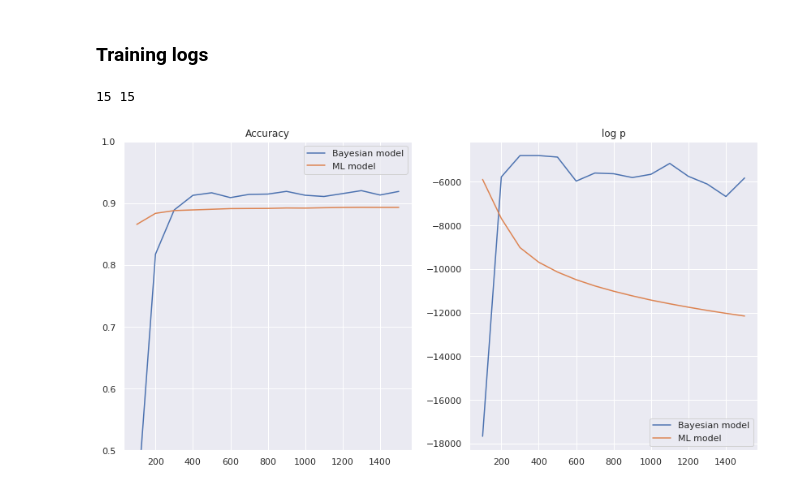
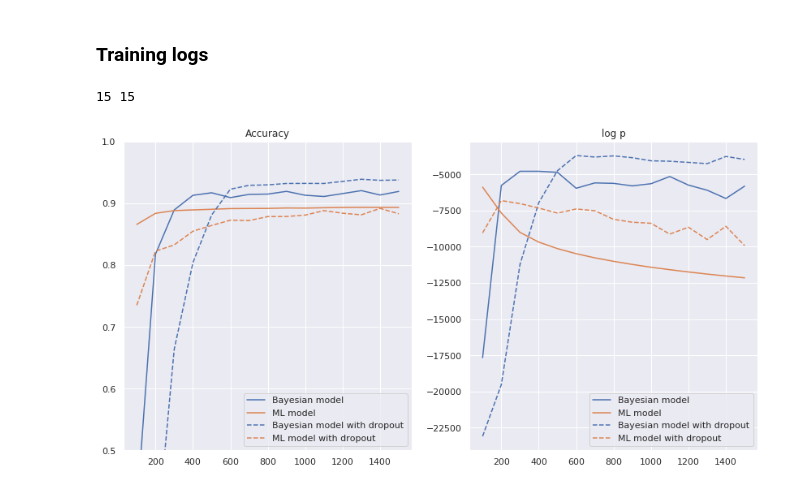
Before and after one commit to vlievin/deep-bayes, a Jupyter notebook: classification-MNIST-covariance.ipynb, the cells around one changed output. Drawn from its saved outputs; the diff is of its cells as text; code cells hidden in the pictures.

```diff
--- a/classification-MNIST-covariance.ipynb
+++ b/classification-MNIST-covariance.ipynb
@@ -14,6 +14,8 @@ from torch.utils.data import Dataset
 
 from utils import flat_to_triangular, make_cholesky, plot, clean_curr_axes, onehot, log_sum_exp
 
+COLORS = sns.color_palette()
+
 np.random.seed(3)
 # %% [markdown]
 ### $N$-dimensional features, scalar regression target, with covariance
@@ -405,29 +408,41 @@ TEST epoch 500 step 1500 : logp -5822.664 Accuracy: 0.919 Avg. logp -0.582
 ### Training logs
 # %%
 import pandas as pd
+dropout = 0
 deterministic = False
 bayesian_data = pd.read_csv(f"mnist-covariance{('-deterministic' if deterministic else '')}.txt", names=['step','accuracy', 'elbo'])
 
 deterministic = True
 ml_data = pd.read_csv(f"mnist-covariance{('-deterministic' if deterministic else '')}.txt", names=['step','accuracy', 'elbo'])
 
+dropout = 0.5
+deterministic = False
+drop_bayesian_data = pd.read_csv(f"mnist-covariance{('-deterministic' if deterministic else '')}{('-dropout' if dropout > 0 else '')}.txt", names=['step','accuracy', 'elbo'])
+
+deterministic = True
+drop_ml_data = pd.read_csv(f"mnist-covariance{('-deterministic' if deterministic else '')}{('-dropout' if dropout > 0 else '')}.txt", names=['step','accuracy', 'elbo'])
+
 print(len(bayesian_data), len(ml_data))
 
 plt.figure(figsize=(14, 7))
 plt.subplot(1,2,1)
 plt.title("Accuracy")
-plt.plot(bayesian_data['step'], bayesian_data['accuracy'], label='Bayesian model')
-plt.plot(ml_data['step'], ml_data['accuracy'], label='ML model')
+plt.plot(bayesian_data['step'], bayesian_data['accuracy'], label='Bayesian model', color=COLORS[0])
+plt.plot(ml_data['step'], ml_data['accuracy'], label='ML model', color=COLORS[1])
+plt.plot(drop_bayesian_data['step'], drop_bayesian_data['accuracy'], '--', label='Bayesian model with dropout', color=COLORS[0])
+plt.plot(drop_ml_data['step'], drop_ml_data['accuracy'], '--', label='ML model with dropout', color=COLORS[1])
 plt.legend()
 plt.ylim([0.5, 1])
 
 plt.subplot(1,2,2)
 plt.title("log p")
 plt.plot(bayesian_data['step'], bayesian_data['elbo'], label='Bayesian model')
 plt.plot(ml_data['step'], ml_data['elbo'], label='ML model')
+plt.plot(drop_bayesian_data['step'], drop_bayesian_data['elbo'], '--', label='Bayesian model with dropout', color=COLORS[0])
+plt.plot(drop_ml_data['step'], drop_ml_data['elbo'], '--', label='ML model with dropout', color=COLORS[1])
 plt.legend()
 #plt.ylim([-5000, 0])
 plt.show()
 # %% [output]
 15 15
-[figure, old version]
+[figure, new version]
```
Also changed, not shown: parts of 2 cells of this notebook, 1 other file.
